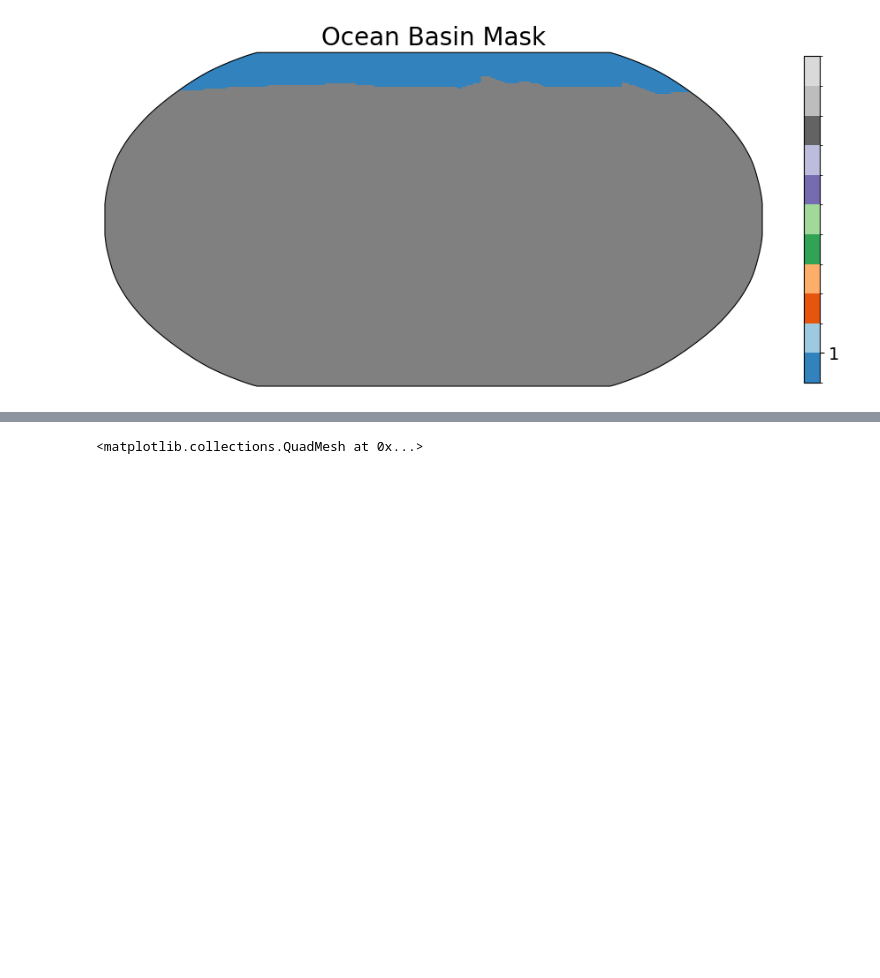
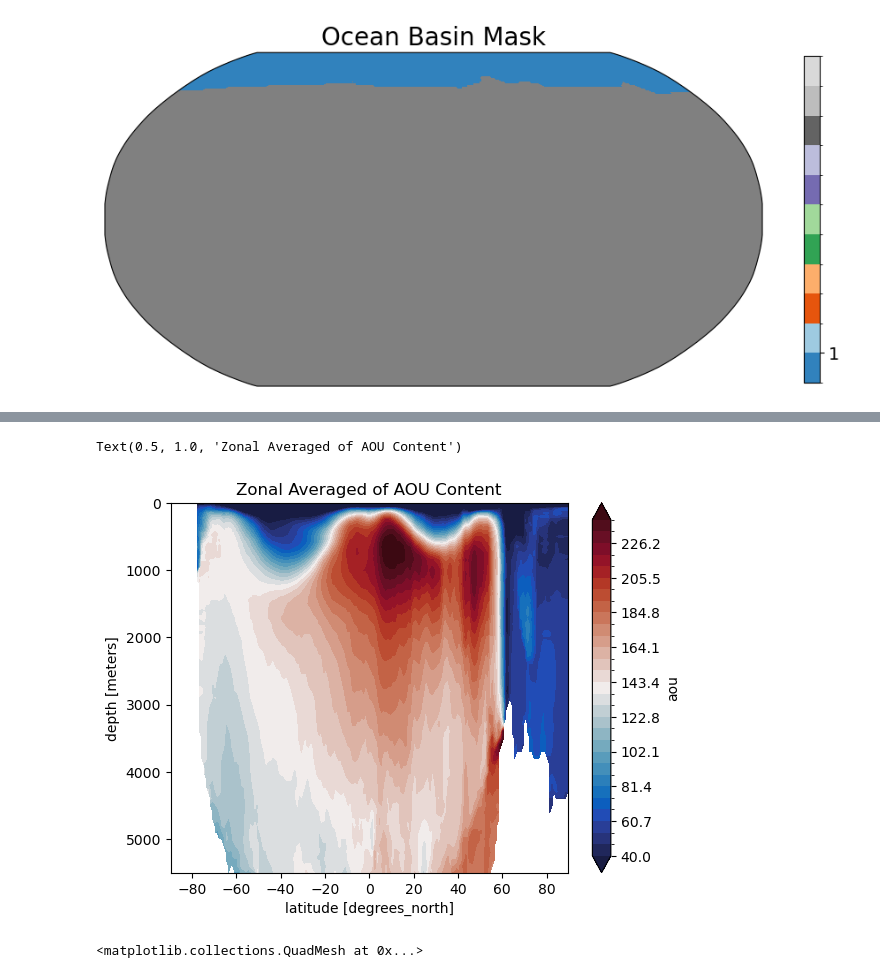
Before and after one commit to EES-3506-5506/EES3506_5506_Fall2023_Final_Project_G4_Hartman, a Jupyter notebook: notebooks/Final_Historical.ipynb, the cells around one changed output, grey strips where cells are left out. Drawn from its saved outputs; the diff is of its cells as text; code cells hidden in the pictures; blank space fills up the shorter version.

```diff
--- a/notebooks/Final_Historical.ipynb
+++ b/notebooks/Final_Historical.ipynb
@@ -159,3 +200,10 @@ woa18_o2sat_arctic = woa18_o2_sat*arcticocean
+# %%
+zonal_woa18_aou= woa18_aou.mean(dim='lon').plot.contourf(
+    cmap=cmocean.cm.balance, yincrease=False, vmin=40, vmax= 240, levels=30)
+plt.title('Zonal Averaged of AOU Content')
+# %% [output]
+Text(0.5, 1.0, 'Zonal Averaged of AOU Content')
+[figure, added]
 # %%
 woa18_aou_arctic.isel(depth=0).plot(cmap=cmocean.cm.balance)
 # %% [output]
```
Also changed, not shown: parts of 9 cells of this notebook.
